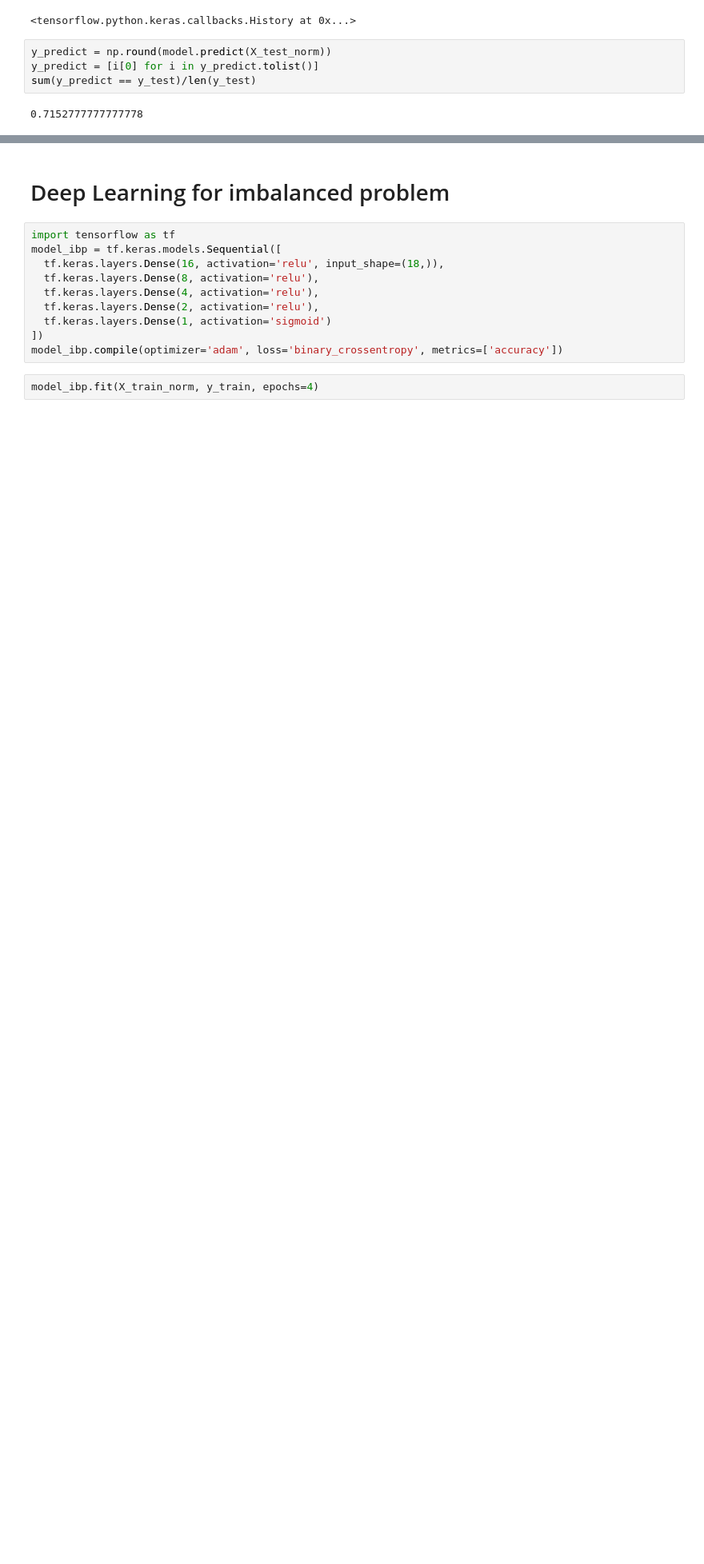
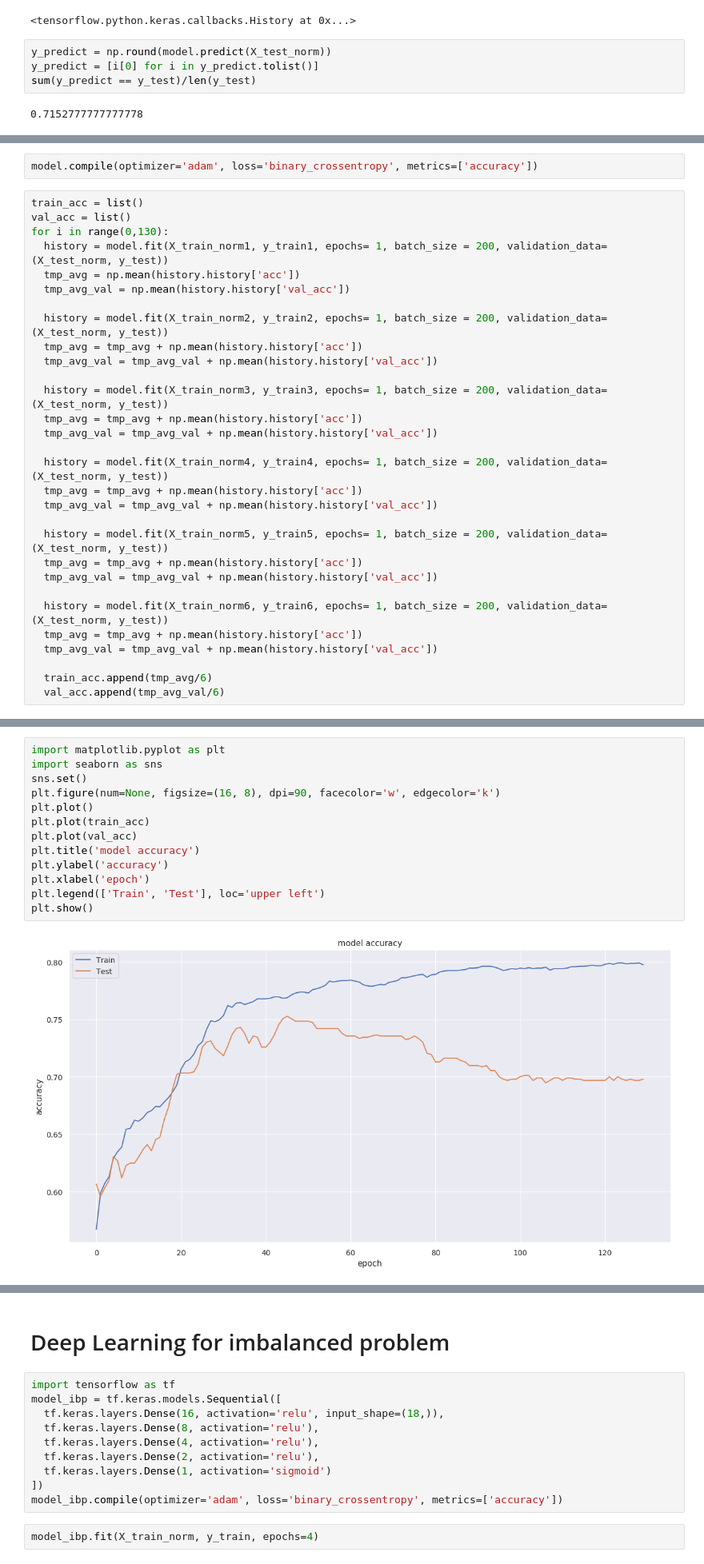
Before and after one commit to plenoi/Clinic, a Jupyter notebook: Clinical_Analysis_pmmet.ipynb, the cells around one changed output, grey strips where cells are left out. Shown at 80% size. Saved outputs shown, nothing was run; the diff lists cells and outputs as text; blank space fills up the shorter version.

```diff
--- a/Clinical_Analysis_pmmet.ipynb
+++ b/Clinical_Analysis_pmmet.ipynb
@@ -702,0 +730,32 @@ sum(y_predict == y_test)/len(y_test)
+# %%
+model.compile(optimizer='adam', loss='binary_crossentropy', metrics=['accuracy'])
+# %%
+train_acc = list()
+val_acc = list()
+for i in range(0,130):
+  history = model.fit(X_train_norm1, y_train1, epochs= 1, batch_size = 200, validation_data= (X_test_norm, y_test))
+  tmp_avg = np.mean(history.history['acc'])
+  tmp_avg_val = np.mean(history.history['val_acc'])
+
+  history = model.fit(X_train_norm2, y_train2, epochs= 1, batch_size = 200, validation_data= (X_test_norm, y_test))
+  tmp_avg = tmp_avg + np.mean(history.history['acc'])
+  tmp_avg_val = tmp_avg_val + np.mean(history.history['val_acc'])
+
+  history = model.fit(X_train_norm3, y_train3, epochs= 1, batch_size = 200, validation_data= (X_test_norm, y_test))
+  tmp_avg = tmp_avg + np.mean(history.history['acc'])
+  tmp_avg_val = tmp_avg_val + np.mean(history.history['val_acc'])
+
+  history = model.fit(X_train_norm4, y_train4, epochs= 1, batch_size = 200, validation_data= (X_test_norm, y_test))
+  tmp_avg = tmp_avg + np.mean(history.history['acc'])
+  tmp_avg_val = tmp_avg_val + np.mean(history.history['val_acc'])
+
+  history = model.fit(X_train_norm5, y_train5, epochs= 1, batch_size = 200, validation_data= (X_test_norm, y_test))
+  tmp_avg = tmp_avg + np.mean(history.history['acc'])
+  tmp_avg_val = tmp_avg_val + np.mean(history.history['val_acc'])
+
+  history = model.fit(X_train_norm6, y_train6, epochs= 1, batch_size = 200, validation_data= (X_test_norm, y_test))
+  tmp_avg = tmp_avg + np.mean(history.history['acc'])
+  tmp_avg_val = tmp_avg_val + np.mean(history.history['val_acc'])
+
+  train_acc.append(tmp_avg/6)
+  val_acc.append(tmp_avg_val/6)
@@ -702,0 +782,15 @@ sum(y_predict == y_test)/len(y_test)
+# %%
+import matplotlib.pyplot as plt
+import seaborn as sns
+sns.set()
+plt.figure(num=None, figsize=(16, 8), dpi=90, facecolor='w', edgecolor='k')
+plt.plot()
+plt.plot(train_acc)
+plt.plot(val_acc)
+plt.title('model accuracy')
+plt.ylabel('accuracy')
+plt.xlabel('epoch')
+plt.legend(['Train', 'Test'], loc='upper left')
+plt.show()
+# %% [output]
+[figure, added]
```
Also changed, not shown: parts of 5 cells of this notebook.
